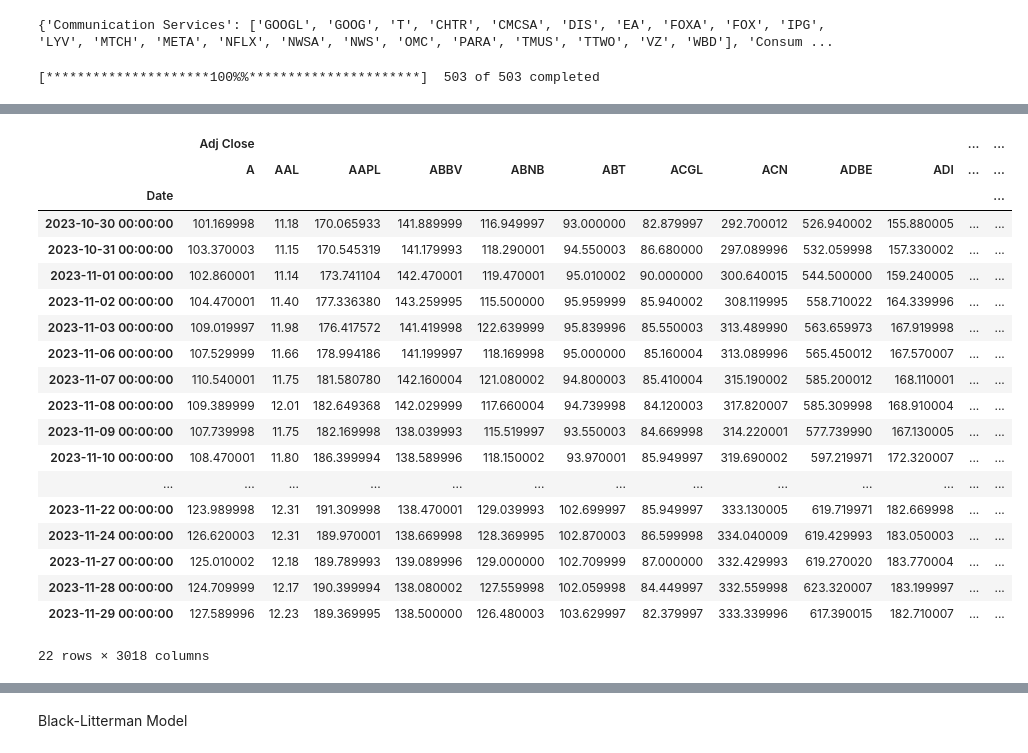
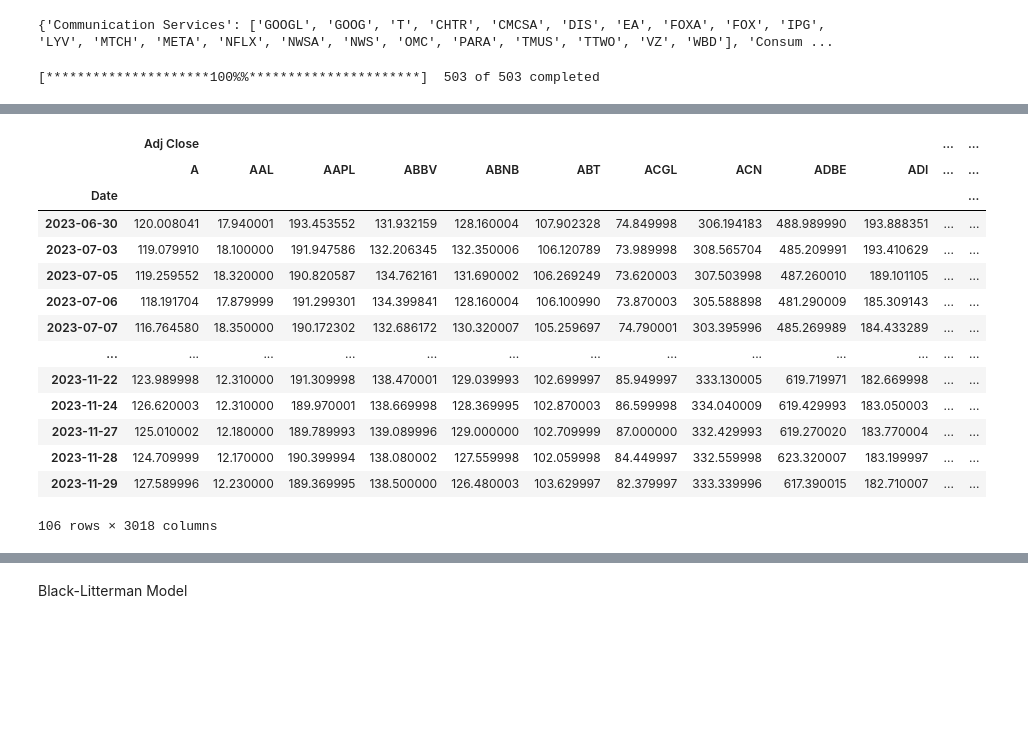
Before and after one commit to Sanjana-SKS/BlackLitterman-LSTM, a Jupyter notebook: Model.2.ipynb, the cells around one changed output, grey strips where cells are left out. Saved outputs shown, nothing was run; the diff lists cells and outputs as text; code cells hidden in the pictures; blank space fills up the shorter version.

```diff
--- a/Model.2.ipynb
+++ b/Model.2.ipynb
@@ -21,7 +21,7 @@ for sector in sector_breakdown:
     ticker_list.extend(sector_breakdown[sector])
 
 today = pd.Timestamp.today().strftime('%Y-%m-%d')
-month_ago = pd.Timestamp.today() - pd.DateOffset(months=1)
+month_ago = pd.Timestamp.today() - pd.DateOffset(months=5)
 
 data = yf.download(ticker_list, start=month_ago, end=today)
 #data = data.drop(columns=['Open', 'High', 'Low', 'Close', 'Volume'])
@@ -33,23 +33,18 @@ data
 |  | Adj Close |  |  |  |  |  |  |  |  |  | ... | ... |
 |  | A | AAL | AAPL | ABBV | ABNB | ABT | ACGL | ACN | ADBE | ADI | ... | ... |
 | Date |  |  |  |  |  |  |  |  |  |  |  | ... |
-| 2023-10-30 00:00:00 | 101.169998 | 11.18 | 170.065933 | 141.889999 | 116.949997 | 93.000000 | 82.879997 | 292.700012 | 526.940002 | 155.880005 | ... | ... |
-| 2023-10-31 00:00:00 | 103.370003 | 11.15 | 170.545319 | 141.179993 | 118.290001 | 94.550003 | 86.680000 | 297.089996 | 532.059998 | 157.330002 | ... | ... |
-| 2023-11-01 00:00:00 | 102.860001 | 11.14 | 173.741104 | 142.470001 | 119.470001 | 95.010002 | 90.000000 | 300.640015 | 544.500000 | 159.240005 | ... | ... |
-| 2023-11-02 00:00:00 | 104.470001 | 11.40 | 177.336380 | 143.259995 | 115.500000 | 95.959999 | 85.940002 | 308.119995 | 558.710022 | 164.339996 | ... | ... |
-| 2023-11-03 00:00:00 | 109.019997 | 11.98 | 176.417572 | 141.419998 | 122.639999 | 95.839996 | 85.550003 | 313.489990 | 563.659973 | 167.919998 | ... | ... |
-| 2023-11-06 00:00:00 | 107.529999 | 11.66 | 178.994186 | 141.199997 | 118.169998 | 95.000000 | 85.160004 | 313.089996 | 565.450012 | 167.570007 | ... | ... |
-| 2023-11-07 00:00:00 | 110.540001 | 11.75 | 181.580780 | 142.160004 | 121.080002 | 94.800003 | 85.410004 | 315.190002 | 585.200012 | 168.110001 | ... | ... |
-| 2023-11-08 00:00:00 | 109.389999 | 12.01 | 182.649368 | 142.029999 | 117.660004 | 94.739998 | 84.120003 | 317.820007 | 585.309998 | 168.910004 | ... | ... |
-| 2023-11-09 00:00:00 | 107.739998 | 11.75 | 182.169998 | 138.039993 | 115.519997 | 93.550003 | 84.669998 | 314.220001 | 577.739990 | 167.130005 | ... | ... |
-| 2023-11-10 00:00:00 | 108.470001 | 11.80 | 186.399994 | 138.589996 | 118.150002 | 93.970001 | 85.949997 | 319.690002 | 597.219971 | 172.320007 | ... | ... |
+| 2023-06-30 | 120.008041 | 17.940001 | 193.453552 | 131.932159 | 128.160004 | 107.902328 | 74.849998 | 306.194183 | 488.989990 | 193.888351 | ... | ... |
+| 2023-07-03 | 119.079910 | 18.100000 | 191.947586 | 132.206345 | 132.350006 | 106.120789 | 73.989998 | 308.565704 | 485.209991 | 193.410629 | ... | ... |
+| 2023-07-05 | 119.259552 | 18.320000 | 190.820587 | 134.762161 | 131.690002 | 106.269249 | 73.620003 | 307.503998 | 487.260010 | 189.101105 | ... | ... |
+| 2023-07-06 | 118.191704 | 17.879999 | 191.299301 | 134.399841 | 128.160004 | 106.100990 | 73.870003 | 305.588898 | 481.290009 | 185.309143 | ... | ... |
+| 2023-07-07 | 116.764580 | 18.350000 | 190.172302 | 132.686172 | 130.320007 | 105.259697 | 74.790001 | 303.395996 | 485.269989 | 184.433289 | ... | ... |
 | ... | ... | ... | ... | ... | ... | ... | ... | ... | ... | ... | ... | ... |
-| 2023-11-22 00:00:00 | 123.989998 | 12.31 | 191.309998 | 138.470001 | 129.039993 | 102.699997 | 85.949997 | 333.130005 | 619.719971 | 182.669998 | ... | ... |
-| 2023-11-24 00:00:00 | 126.620003 | 12.31 | 189.970001 | 138.669998 | 128.369995 | 102.870003 | 86.599998 | 334.040009 | 619.429993 | 183.050003 | ... | ... |
-| 2023-11-27 00:00:00 | 125.010002 | 12.18 | 189.789993 | 139.089996 | 129.000000 | 102.709999 | 87.000000 | 332.429993 | 619.270020 | 183.770004 | ... | ... |
-| 2023-11-28 00:00:00 | 124.709999 | 12.17 | 190.399994 | 138.080002 | 127.559998 | 102.059998 | 84.449997 | 332.559998 | 623.320007 | 183.199997 | ... | ... |
-| 2023-11-29 00:00:00 | 127.589996 | 12.23 | 189.369995 | 138.500000 | 126.480003 | 103.629997 | 82.379997 | 333.339996 | 617.390015 | 182.710007 | ... | ... |
+| 2023-11-22 | 123.989998 | 12.310000 | 191.309998 | 138.470001 | 129.039993 | 102.699997 | 85.949997 | 333.130005 | 619.719971 | 182.669998 | ... | ... |
+| 2023-11-24 | 126.620003 | 12.310000 | 189.970001 | 138.669998 | 128.369995 | 102.870003 | 86.599998 | 334.040009 | 619.429993 | 183.050003 | ... | ... |
+| 2023-11-27 | 125.010002 | 12.180000 | 189.789993 | 139.089996 | 129.000000 | 102.709999 | 87.000000 | 332.429993 | 619.270020 | 183.770004 | ... | ... |
+| 2023-11-28 | 124.709999 | 12.170000 | 190.399994 | 138.080002 | 127.559998 | 102.059998 | 84.449997 | 332.559998 | 623.320007 | 183.199997 | ... | ... |
+| 2023-11-29 | 127.589996 | 12.230000 | 189.369995 | 138.500000 | 126.480003 | 103.629997 | 82.379997 | 333.339996 | 617.390015 | 182.710007 | ... | ... |
-22 rows × 3018 columns
+106 rows × 3018 columns
 # %%
 # Backward fill NaN values
 data = data.fillna(method='bfill', axis=0)
```
Also changed, not shown: parts of 17 cells of this notebook.
